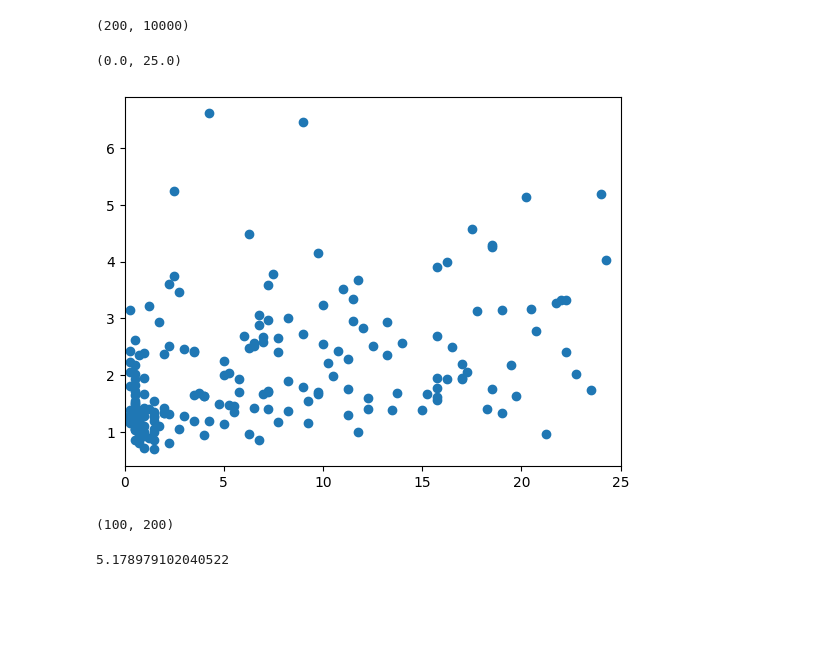
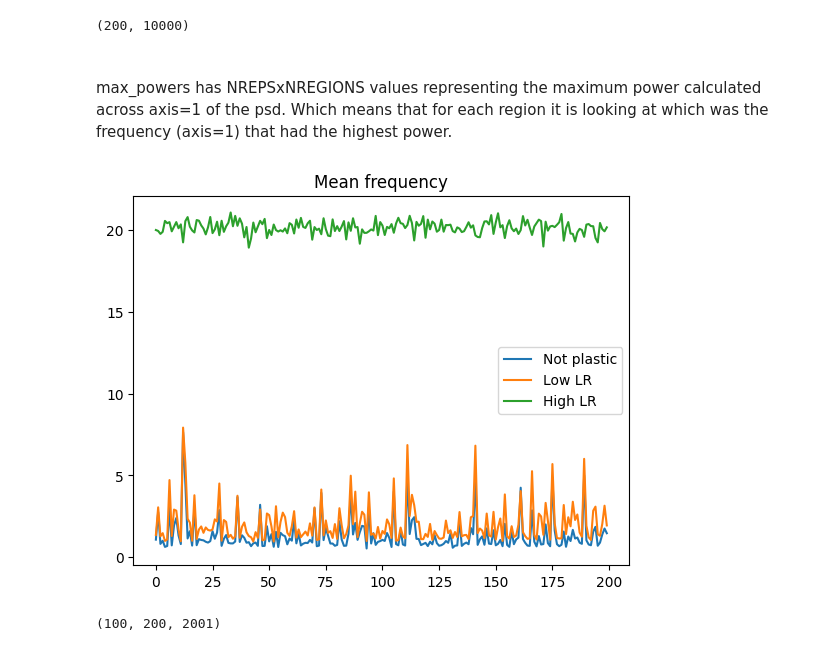
Before and after one commit to Picardian14/dyn_fic_dmf, a Jupyter notebook: python/het_plast_statistics.ipynb, the cells around one changed output. Cells and saved outputs as stored; diff of their text form; code cells hidden in the pictures; blank space fills up the shorter version.

```diff
--- a/python/het_plast_statistics.ipynb
+++ b/python/het_plast_statistics.ipynb
@@ -126,7 +126,7 @@ def get_max_freq_and_power(rates):
     max_freq_id = np.argmax(psd[:,:100],axis=1)
     max_freqs = freqs[max_freq_id]
     max_power = np.max(psd[:,:100],axis=1)
-    return max_freqs, max_power
+    return max_freqs, max_power,freqs,psd
 # %% [markdown]
 ## Generate control power distribution
 # %%
@@ -220,31 +208,5 @@ max_powers_all_high_lr = np.array(max_powers_all_high_lr)
-# %%
-
-max_freqs_all_low_lr = []
-max_powers_all_low_lr = []
-
-for rates in rates_all_low_lr:
-    max_freqs, max_powers = get_max_freq_and_power(rates)
-    max_freqs_all_low_lr.append(max_freqs)
-    max_powers_all_low_lr.append(max_powers)
-
-max_freqs_all_low_lr = np.array(max_freqs_all_low_lr)
-max_powers_all_low_lr = np.array(max_powers_all_low_lr)
-# %%
-
-max_freqs_all_notplastic = []
-max_powers_all_notplastic = []
-
-for rates in rates_all_notplastic:
-    max_freqs, max_powers = get_max_freq_and_power(rates)
-    max_freqs_all_notplastic.append(max_freqs)
-    max_powers_all_notplastic.append(max_powers)
-
-max_freqs_all_notplastic = np.array(max_freqs_all_notplastic)
-max_powers_all_notplastic = np.array(max_powers_all_notplastic)
-# %%
-plt.scatter(max_freqs_all_notplastic[1],max_powers_all_notplastic[1])
-
-plt.xlim([0,25])
-# %% [output]
-(0.0, 25.0)
-[figure, removed]
+# %%
+# Load the 15k steps results
+rates_all_low_lr = np.load(f"./Results/homogeneous/g_{G_VAL}_lr_100_100reps_15ksteps.npy")
+rates_all_high_lr = np.load(f"./Results/homogeneous/g_{G_VAL}_lr_10000_100reps_15ksteps.npy")
+rates_all_notplastic = np.load(f"./Results/homogeneous/g_{G_VAL_NOTPLASTIC}_notplastic_100reps_15ksteps.npy")
@@ -251,8 +266,18 @@ plt.xlim([0,25])
+# %% [markdown]
+###
+
+max_powers has NREPSxNREGIONS values representing the maximum power calculated across axis=1 of the psd. Which means that for each region it is looking at which was the frequency (axis=1) that had the highest power.
+# %%
+#
+plt.plot(max_freqs_all_notplastic.mean(axis=0))
+plt.plot(max_freqs_all_low_lr.mean(axis=0))
+plt.plot(max_freqs_all_high_lr.mean(axis=0))
+plt.legend(["Not plastic", "Low LR", "High LR"])
+plt.title("Mean frequency")
+plt.show()
+# %% [output]
+[figure, added]
 # %%
-max_powers_all_notplastic.shape
+psd_all_notplastic.shape
 # %% [output]
-(100, 200)
+(100, 200, 2001)
-# %%
-np.max(max_powers_all_notplastic,axis=0)[1]
-# %% [output]
-5.178979102040522
```
Also changed, not shown: parts of 30 cells of this notebook.
